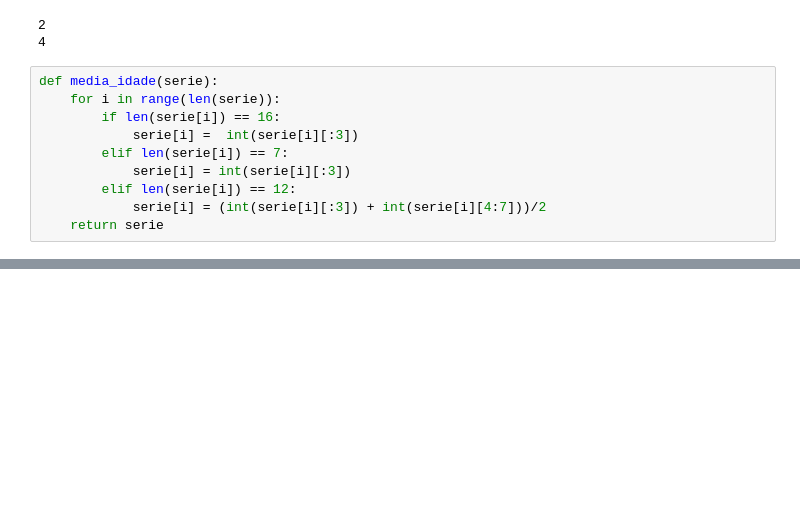
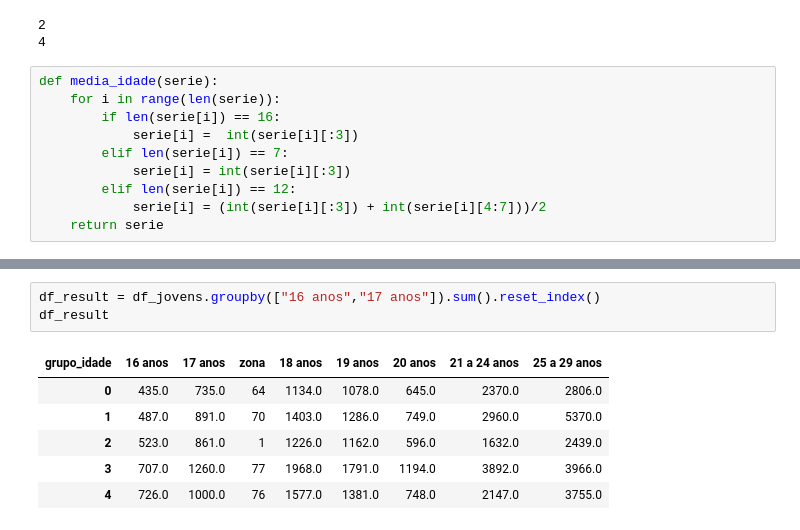
Before and after one commit to NigGusta/ICD-Projeto-Final, a Jupyter notebook: agrupamento_perfil_eleitorado.ipynb, the cells around one changed output, grey strips where cells are left out. Drawn from its saved outputs; the diff is of its cells as text; blank space fills up the shorter version.

```diff
--- a/agrupamento_perfil_eleitorado.ipynb
+++ b/agrupamento_perfil_eleitorado.ipynb
@@ -173,0 +205,10 @@ plt.title('Gênero por zona eleitoral');
+# %%
+df_result = df_jovens.groupby(["16 anos","17 anos"]).sum().reset_index()
+df_result
+# %% [output]
+| grupo_idade | 16 anos | 17 anos | zona | 18 anos | 19 anos | 20 anos | 21 a 24 anos | 25 a 29 anos |
+| 0 | 435.0 | 735.0 | 64 | 1134.0 | 1078.0 | 645.0 | 2370.0 | 2806.0 |
+| 1 | 487.0 | 891.0 | 70 | 1403.0 | 1286.0 | 749.0 | 2960.0 | 5370.0 |
+| 2 | 523.0 | 861.0 | 1 | 1226.0 | 1162.0 | 596.0 | 1632.0 | 2439.0 |
+| 3 | 707.0 | 1260.0 | 77 | 1968.0 | 1791.0 | 1194.0 | 3892.0 | 3966.0 |
+| 4 | 726.0 | 1000.0 | 76 | 1577.0 | 1381.0 | 748.0 | 2147.0 | 3755.0 |
```
Also changed, not shown: parts of 7 cells of this notebook.
